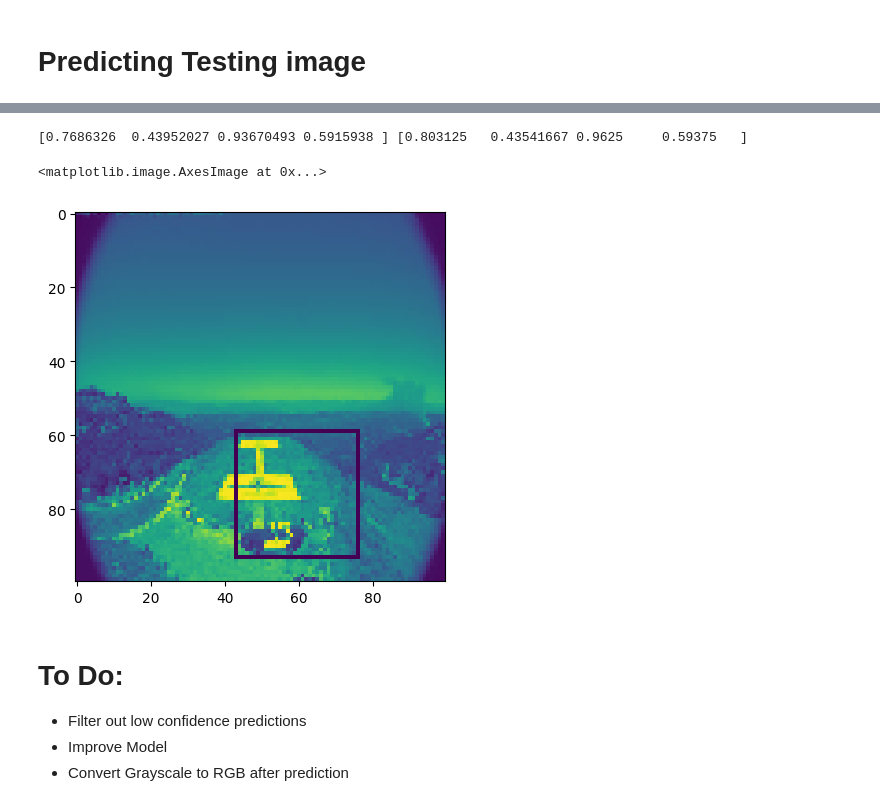
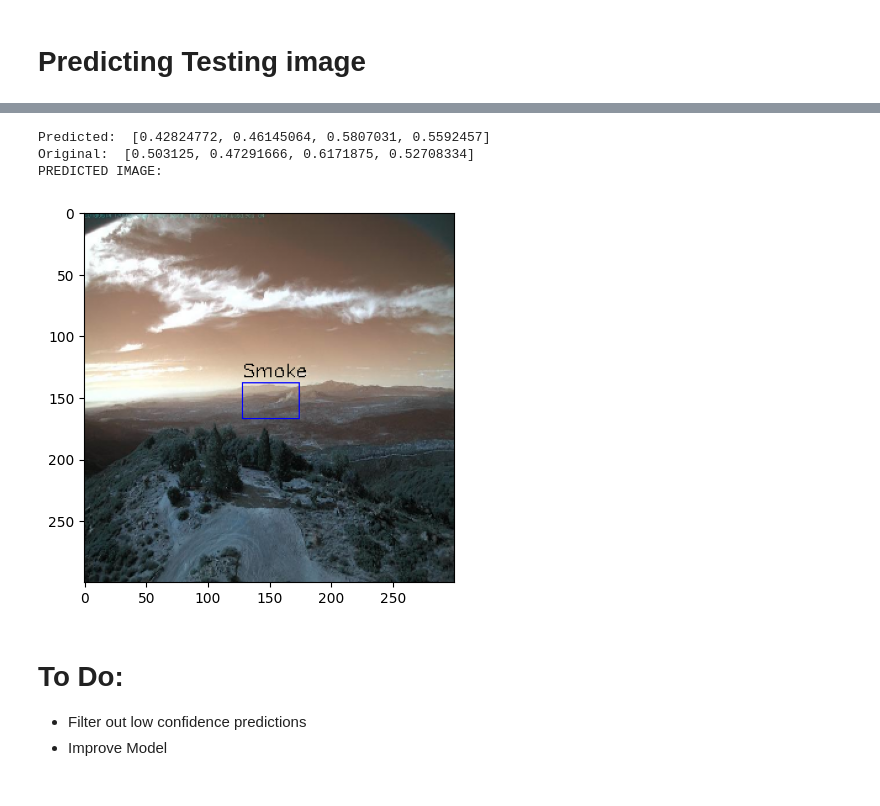
Before and after one commit to Shreyas1018/WildFireDetection, a Jupyter notebook: Wildfire.ipynb, the cells around one changed output, grey strips where cells are left out. Drawn from its saved outputs; the diff is of its cells as text; code cells hidden in the pictures.

```diff
--- a/Wildfire.ipynb
+++ b/Wildfire.ipynb
@@ -221,19 +220,28 @@ model.evaluate(X_test, y_test)
-# %%
-print(y_pred[0], y_test[0])
-# %% [output]
-[0.7686326  0.43952027 0.93670493 0.5915938 ] [0.803125   0.43541667 0.9625     0.59375   ]
-# %%
-x1, x2, y1, y2 = y_pred[0]
-# %%
-img = X_test[0]
-height, width = img.shape
-cv2.rectangle(img, (int(x1*width), int(y1*height)), (int(x2*width), int(y2*height)), (0, 255, 0), 1)
-plt.imshow(img)
-# %% [output]
-<matplotlib.image.AxesImage at 0x...>
-[figure, removed]
+# %%
+def Show_predicted_image(ind):
+
+    xmin, ymin, xmax, ymax = y_pred[ind]
+    x1, y1, x2, y2 = y_test[ind]
+    print('Predicted: ', [xmin, ymin, xmax, ymax],
+         '\nOriginal: ', [x1, y1, x2, y2])
+
+    img = X_test[ind].copy()
+    height, width, _ = img.shape
+    xmin, xmax = xmin*height, xmax*height
+    ymin, ymax = ymin*width, ymax*width
+
+    cv2.rectangle(img, (int(xmin), int(ymin)), (int(xmax), int(ymax)), (0, 0, 255), 1)
+    cv2.putText(img, 'Smoke', (int(xmin), int(ymin)-5), cv2.FONT_HERSHEY_SIMPLEX, 0.5, (0, 0, 0), 1)
+    print('PREDICTED IMAGE:')
+    plt.imshow(img)
+# %%
+Show_predicted_image(49)
+# %% [output]
+Predicted:  [0.42824772, 0.46145064, 0.5807031, 0.5592457]
+Original:  [0.503125, 0.47291666, 0.6171875, 0.52708334]
+PREDICTED IMAGE:
+[figure, added]
 # %% [markdown]
 # To Do:
 - Filter out low confidence predictions
 - Improve Model
-- Convert Grayscale to RGB after prediction
```
Also changed, not shown: parts of 13 cells of this notebook.
